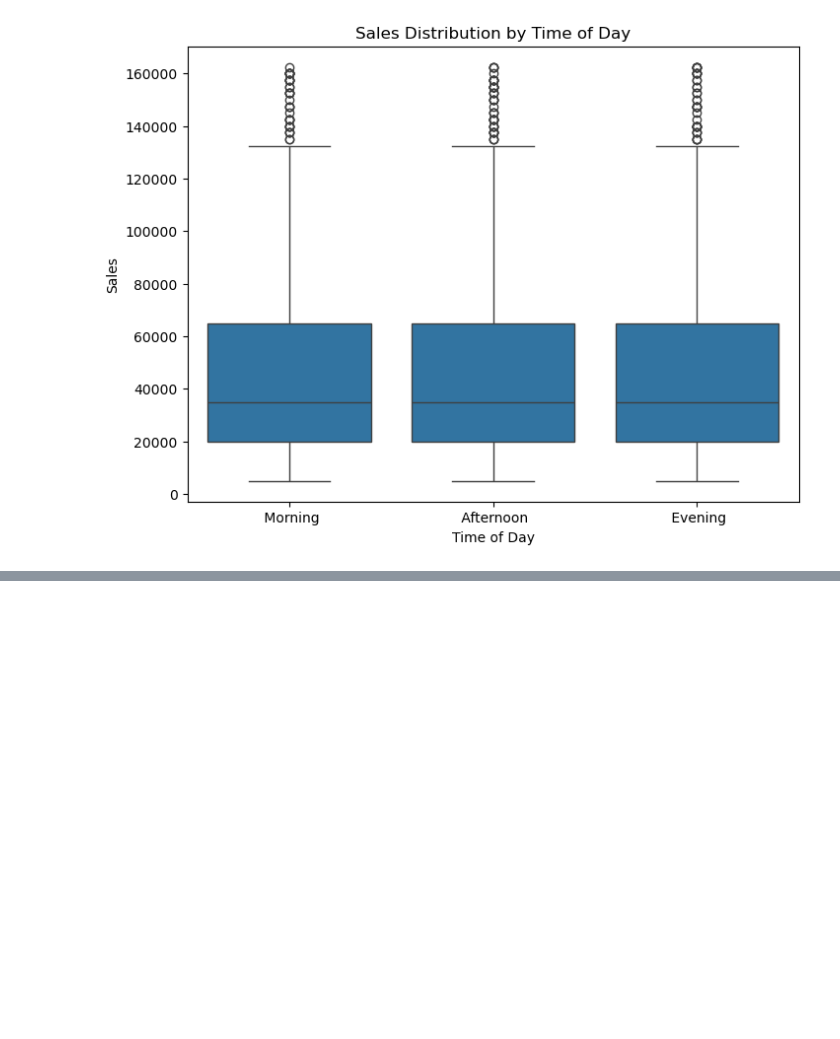
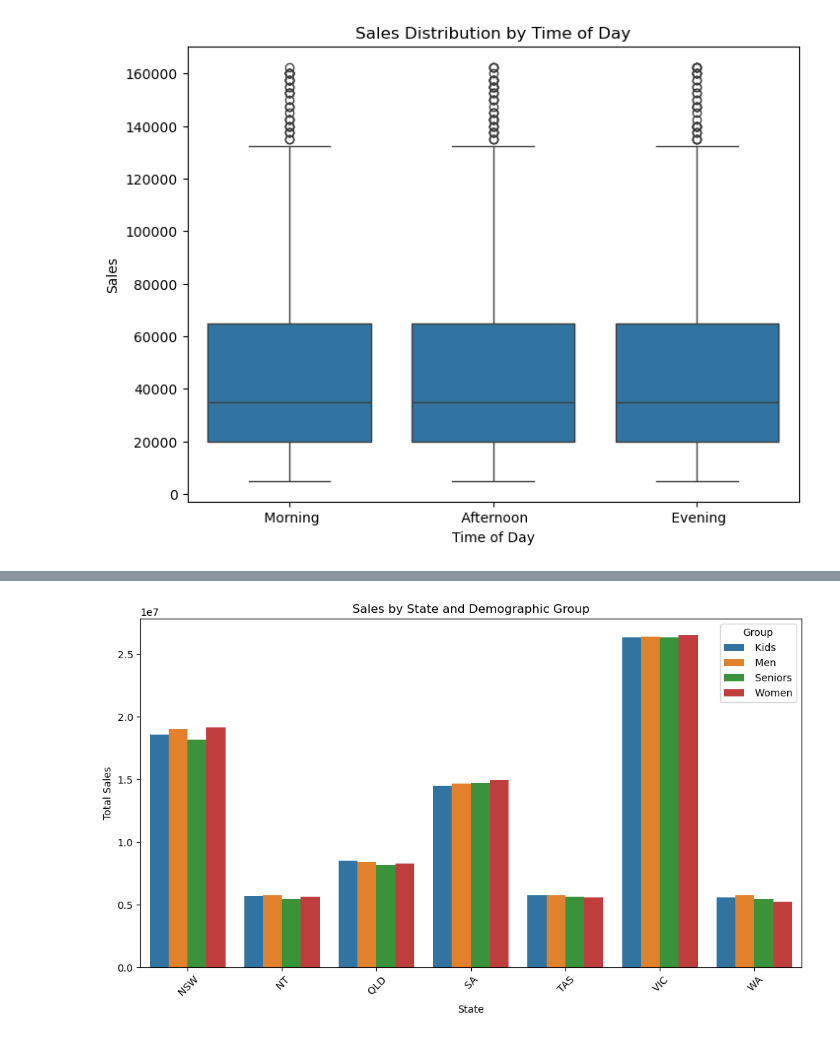
Before and after one commit to aliehs111/AAL_sales, a Jupyter notebook: AAL.ipynb, the cells around one changed output, grey strips where cells are left out. Drawn from its saved outputs; the diff is of its cells as text; code cells hidden in the pictures; blank space fills up the shorter version.

Commit message:
adds more visual analysis and no trends found for recommendation

```diff
--- a/AAL.ipynb
+++ b/AAL.ipynb
@@ -298,0 +314,20 @@ print(os.environ['PATH'])
+# %%
+import seaborn as sns
+import matplotlib.pyplot as plt
+
+# Assuming your data is in a DataFrame 'df' with columns: State, Group, Sales
+# First, group the data and sum sales by State and Group, then reset the index:
+state_group_sales = df.groupby(['State', 'Group'])['Sales'].sum().reset_index()
+
+# Create a grouped bar chart:
+plt.figure(figsize=(10,6))
+sns.barplot(x='State', y='Sales', hue='Group', data=state_group_sales)
+plt.title('Sales by State and Demographic Group')
+plt.xlabel('State')
+plt.ylabel('Total Sales')
+plt.xticks(rotation=45)  # Rotate state labels for readability
+plt.legend(title='Group')
+plt.tight_layout()
+plt.show()
+# %% [output]
+[figure, added]
```
Also changed, not shown: parts of 13 cells of this notebook.
